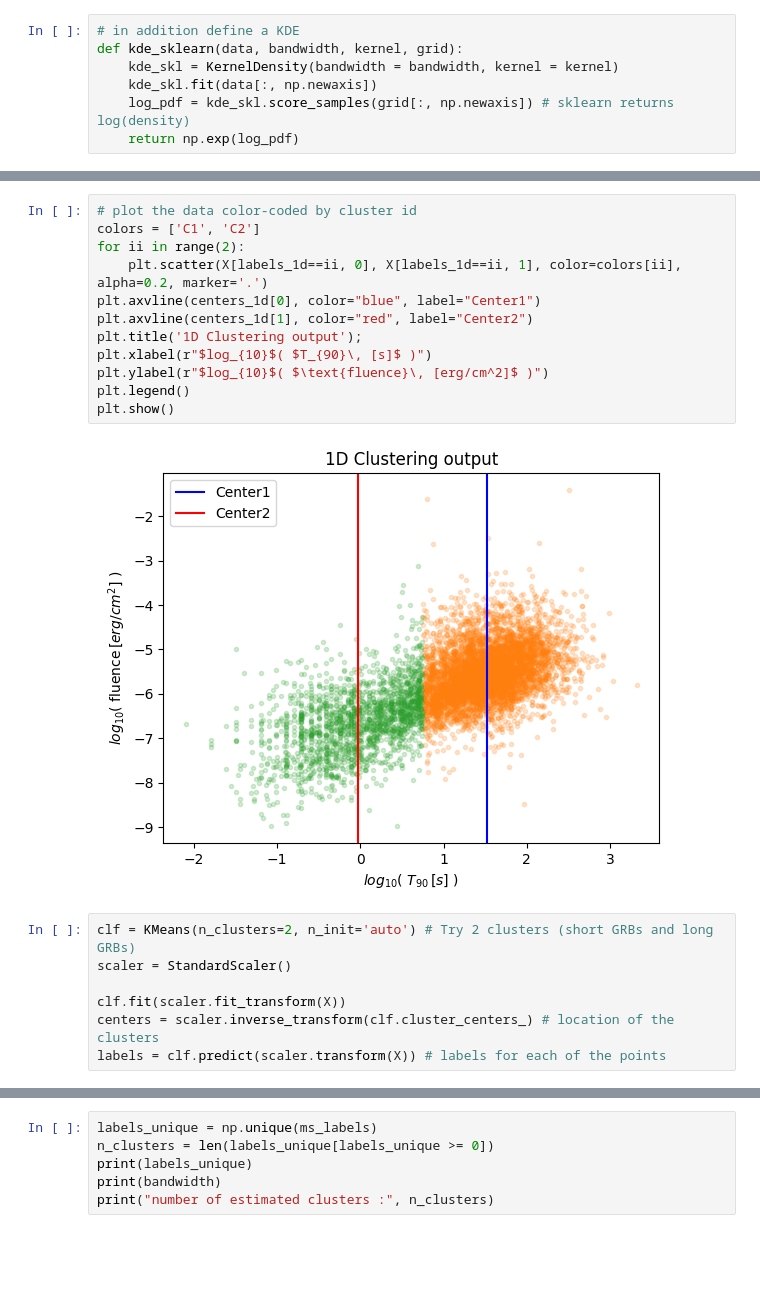
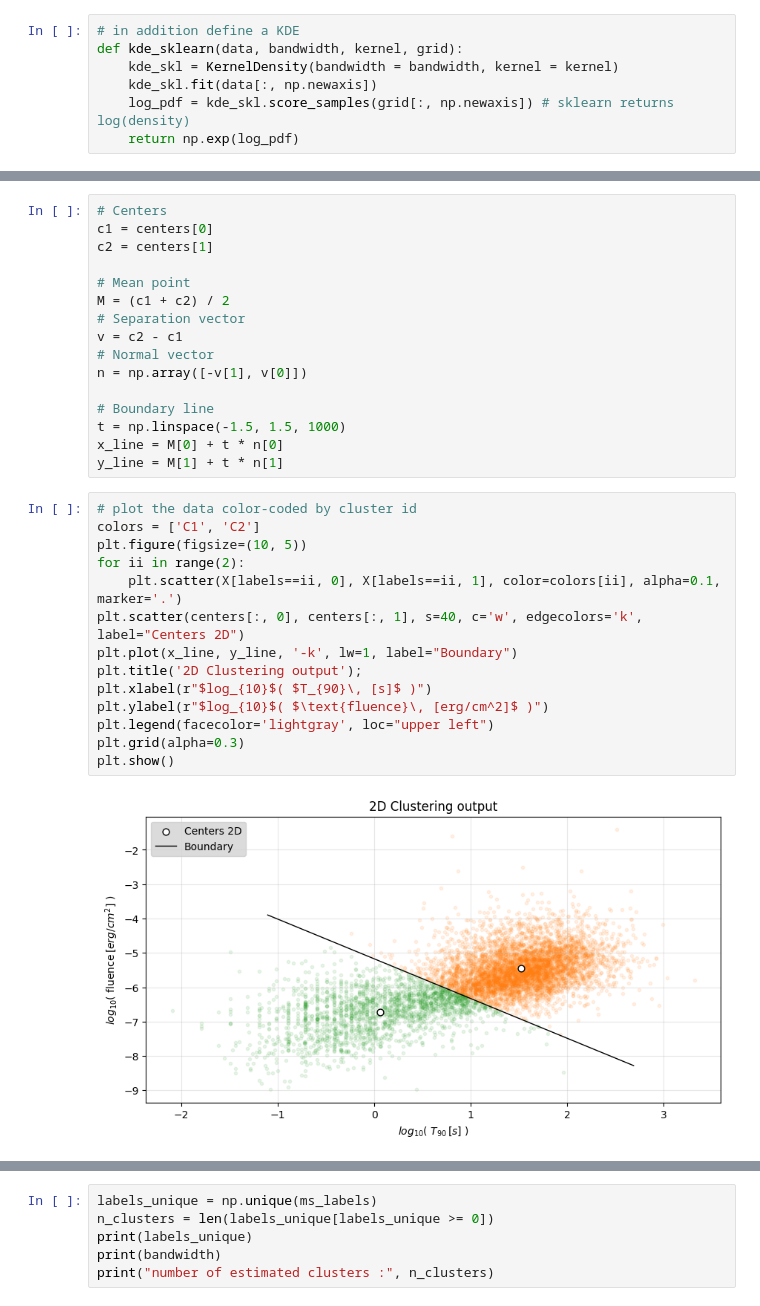
Before and after one commit to EmanuelaMenditto/astrostatistics_bicocca_2025, a Jupyter notebook: working/L14_Clustering_GRBs.ipynb, the cells around one changed output, grey strips where cells are left out. Cells and saved outputs as stored; diff of their text form; blank space fills up the shorter version.

```diff
--- a/working/L14_Clustering_GRBs.ipynb
+++ b/working/L14_Clustering_GRBs.ipynb
@@ -156,21 +200,32 @@ plt.show()
+# %%
+# Centers
+c1 = centers[0]
+c2 = centers[1]
+
+# Mean point
+M = (c1 + c2) / 2
+# Separation vector
+v = c2 - c1
+# Normal vector
+n = np.array([-v[1], v[0]])
+
+# Boundary line
+t = np.linspace(-1.5, 1.5, 1000)
+x_line = M[0] + t * n[0]
+y_line = M[1] + t * n[1]
 # %%
 # plot the data color-coded by cluster id
 colors = ['C1', 'C2']
+plt.figure(figsize=(10, 5))
 for ii in range(2):
-    plt.scatter(X[labels_1d==ii, 0], X[labels_1d==ii, 1], color=colors[ii], alpha=0.2, marker='.')
-plt.axvline(centers_1d[0], color="blue", label="Center1")
-plt.axvline(centers_1d[1], color="red", label="Center2")
-plt.title('1D Clustering output');
+    plt.scatter(X[labels==ii, 0], X[labels==ii, 1], color=colors[ii], alpha=0.1, marker='.')
+plt.scatter(centers[:, 0], centers[:, 1], s=40, c='w', edgecolors='k', label="Centers 2D")
+plt.plot(x_line, y_line, '-k', lw=1, label="Boundary")
+plt.title('2D Clustering output');
 plt.xlabel(r"$log_{10}$( $T_{90}\, [s]$ )")
 plt.ylabel(r"$log_{10}$( $\text{fluence}\, [erg/cm^2]$ )")
-plt.legend()
+plt.legend(facecolor='lightgray', loc="upper left")
+plt.grid(alpha=0.3)
 plt.show()
 # %% [output]
-[figure, old version]
+[figure, new version]
-# %%
-clf = KMeans(n_clusters=2, n_init='auto') # Try 2 clusters (short GRBs and long GRBs)
-scaler = StandardScaler()
-
-clf.fit(scaler.fit_transform(X))
-centers = scaler.inverse_transform(clf.cluster_centers_) # location of the clusters
-labels = clf.predict(scaler.transform(X)) # labels for each of the points
```
Also changed, not shown: parts of 35 cells of this notebook.
